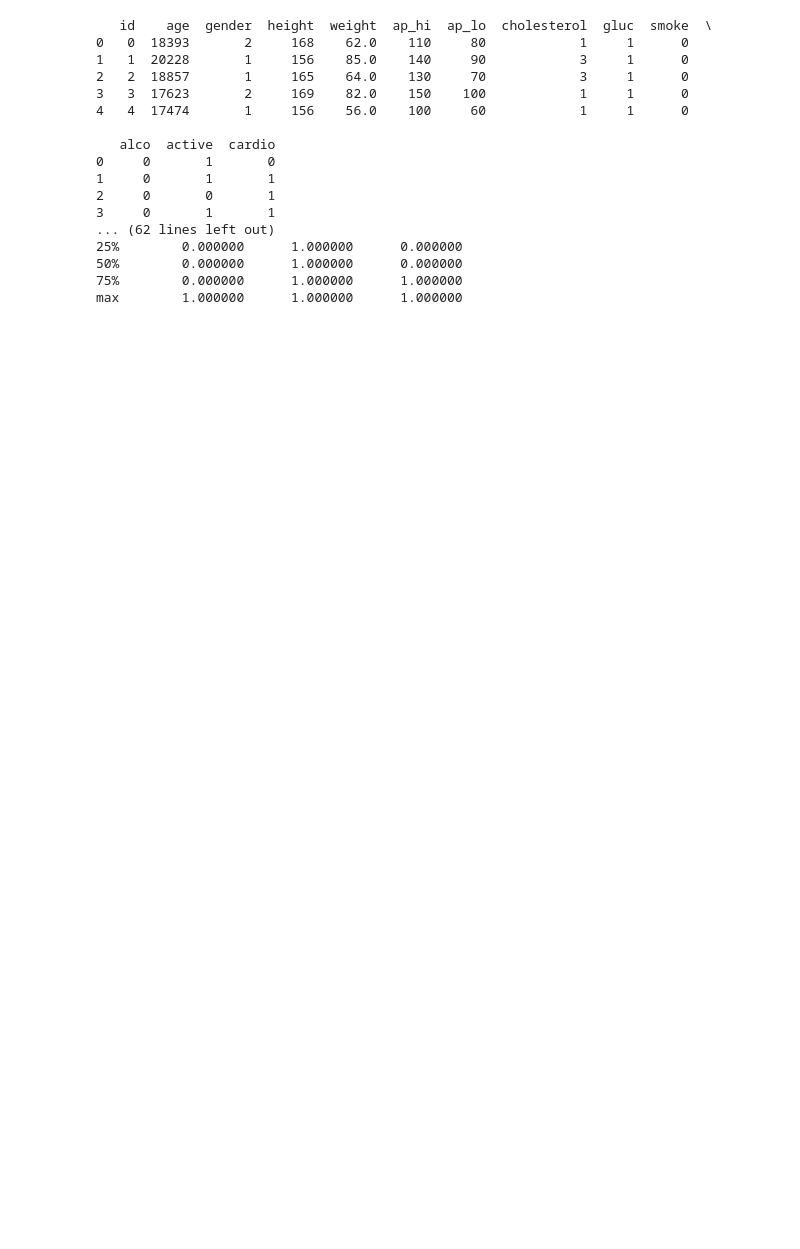
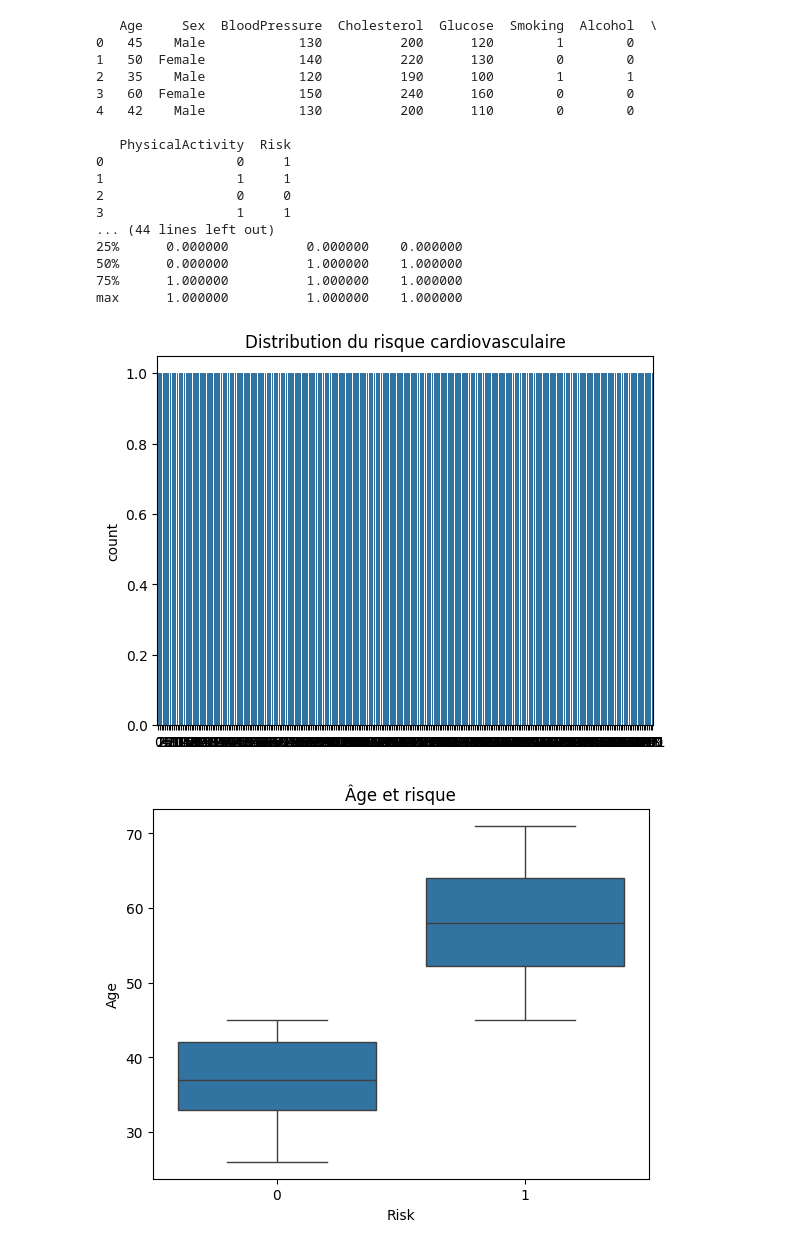
Before and after one commit to SoukainaZAHTI/Exercice_KNN, a Jupyter notebook: Model/TP5_Prédiction du_risque_de_maladie_cardiovasculaire.ipynb, the cells around one changed output. Cells and saved outputs as stored; diff of their text form; code cells hidden in the pictures; blank space fills up the shorter version.

```diff
--- a/Model/TP5_Prédiction du_risque_de_maladie_cardiovasculaire.ipynb
+++ b/Model/TP5_Prédiction du_risque_de_maladie_cardiovasculaire.ipynb
@@ -4,7 +4,7 @@ import pandas as pd
 import numpy as np
 # Charger le dataset
 url = "https://raw.githubusercontent.com/SoukainaZAHTI/Exercice_KNN/master/Datasets/cardio_train.csv"
-df = pd.read_csv(url , sep=';')
+df = pd.read_csv(url)
 # Aperçu des données
 print(df.head())
 # Dimensions et informations
@@ -15,20 +15,53 @@ print(df.isnull().sum())
 # Statistiques descriptives
 print(df.describe())
 # %% [output]
-   id    age  gender  height  weight  ap_hi  ap_lo  cholesterol  gluc  smoke  \
-0   0  18393       2     168    62.0    110     80            1     1      0
-1   1  20228       1     156    85.0    140     90            3     1      0
-2   2  18857       1     165    64.0    130     70            3     1      0
-3   3  17623       2     169    82.0    150    100            1     1      0
-4   4  17474       1     156    56.0    100     60            1     1      0
+   Age     Sex  BloodPressure  Cholesterol  Glucose  Smoking  Alcohol  \
+0   45    Male            130          200      120        1        0
+1   50  Female            140          220      130        0        0
+2   35    Male            120          190      100        1        1
+3   60  Female            150          240      160        0        0
+4   42    Male            130          200      110        0        0
 
-   alco  active  cardio
-0     0       1       0
-1     0       1       1
-2     0       0       1
-3     0       1       1
-... (62 lines left out)
-25%        0.000000      1.000000      0.000000
-50%        0.000000      1.000000      0.000000
-75%        0.000000      1.000000      1.000000
-max        1.000000      1.000000      1.000000
+   PhysicalActivity  Risk
+0                 0     1
+1                 1     1
+2                 0     0
+3                 1     1
+... (44 lines left out)
+25%      0.000000          0.000000    0.000000
+50%      0.000000          1.000000    1.000000
+75%      1.000000          1.000000    1.000000
+max      1.000000          1.000000    1.000000
+# %%
+from sklearn.model_selection import train_test_split
+from sklearn.preprocessing import StandardScaler
+# Encodage des variables catégoriques
+df['Sex'] = df['Sex'].apply(lambda x: 1 if x == "Male" else 0)
+# Variables explicatives (X) et cible (y)
+X = df.drop('Risk', axis=1)
+y = df['Risk']
+# Normalisation des données continues
+scaler = StandardScaler()
+X = scaler.fit_transform(X)
+# Séparation des données
+X_train, X_test, y_train, y_test = train_test_split(X, y, test_size=0.2,
+random_state=42)
+# %%
+import matplotlib.pyplot as plt
+import seaborn as sns
+# Distribution du risque
+sns.countplot(df['Risk'])
+plt.title("Distribution du risque cardiovasculaire")
+plt.show()
+# Analyse par âge
+sns.boxplot(x='Risk', y='Age', data=df)
+plt.title("Âge et risque")
+plt.show()
+# Matrice de corrélation
+corr = df.corr()
+sns.heatmap(corr, annot=True, cmap='coolwarm')
+plt.title("Matrice de corrélation")
+plt.show()
+# %% [output]
+[figure, added]
+[figure, added]
```
Also changed, not shown: parts of 5 cells of this notebook, 2 other files.
